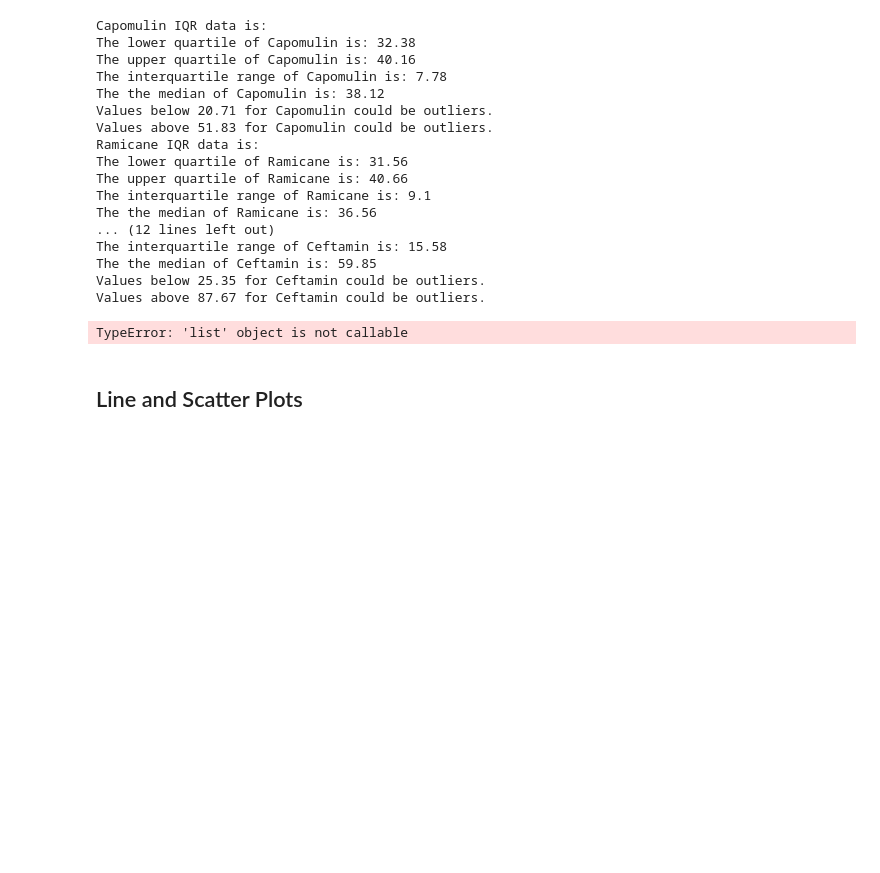
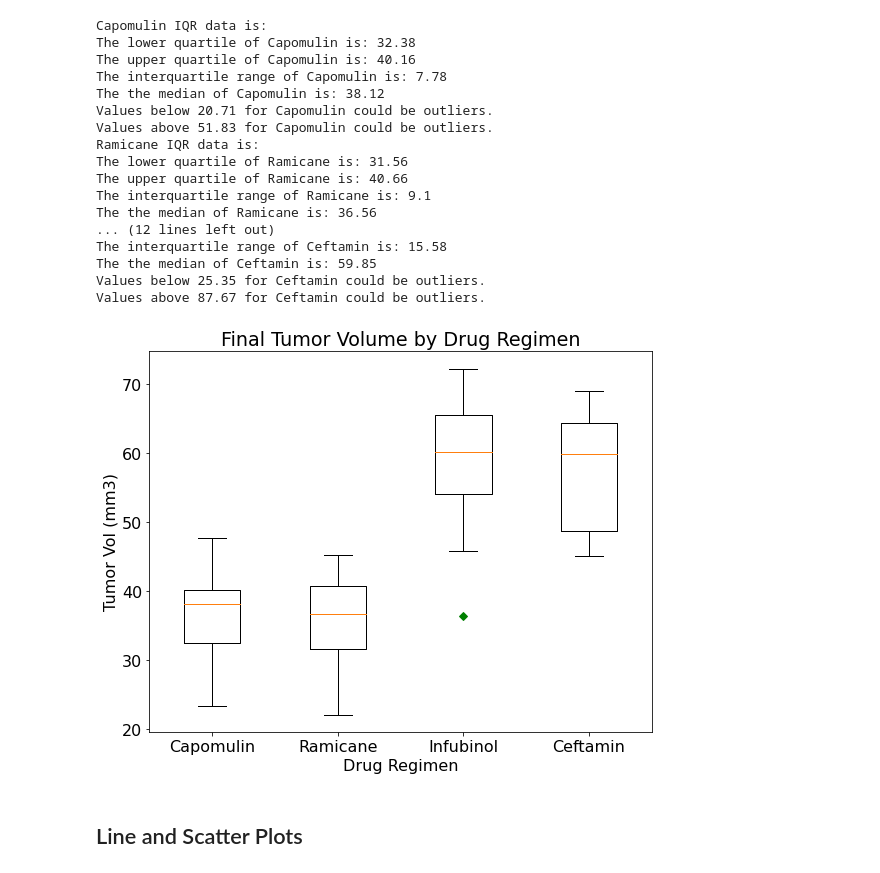
Before and after one commit to alagnevall/Pymaceuticals, a Jupyter notebook: pymaceuticals_starter.ipynb, the cells around one changed output. Drawn from its saved outputs; the diff is of its cells as text; code cells hidden in the pictures; blank space fills up the shorter version.

Commit message:
Figured out list error

```diff
--- a/pymaceuticals_starter.ipynb
+++ b/pymaceuticals_starter.ipynb
@@ -259,22 +259,22 @@ Values below 25.35 for Ceftamin could be outliers.
 Values above 87.67 for Ceftamin could be outliers.
 # %%
 # Create empty list to fill with tumor vol data (for plotting)
-empty_list = []
+empty = []
 
 # Generate a box plot of the final tumor volume of each mouse across four regimens of interest
 for drug in drug_list:
-    empty_list.append(last_time_unstack[drug].dropna())
+    empty.append(list(last_time_unstack[drug].dropna()))
 
 fig1, ax = plt.subplots(figsize=(9,7))
 ax.set_title('Final Tumor Volume by Drug Regimen')
 ax.set_xlabel('Drug Regimen')
 ax.set_ylabel('Tumor Vol (mm3)')
-ax.boxplot(list,notch=0,sym='gD')
+ax.boxplot(empty,notch=0,sym='gD')
 plt.xticks([1,2,3,4],drug_list)
 
 plt.show()
 # %% [output]
-TypeError: 'list' object is not callable
+[figure, added]
 # %% [markdown]
 ## Line and Scatter Plots
 # %%
```
Also changed, not shown: parts of 2 cells of this notebook.
